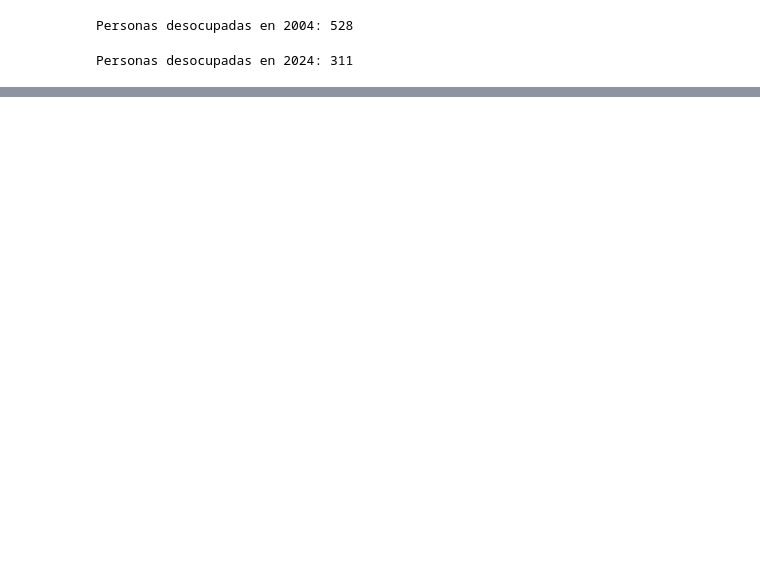
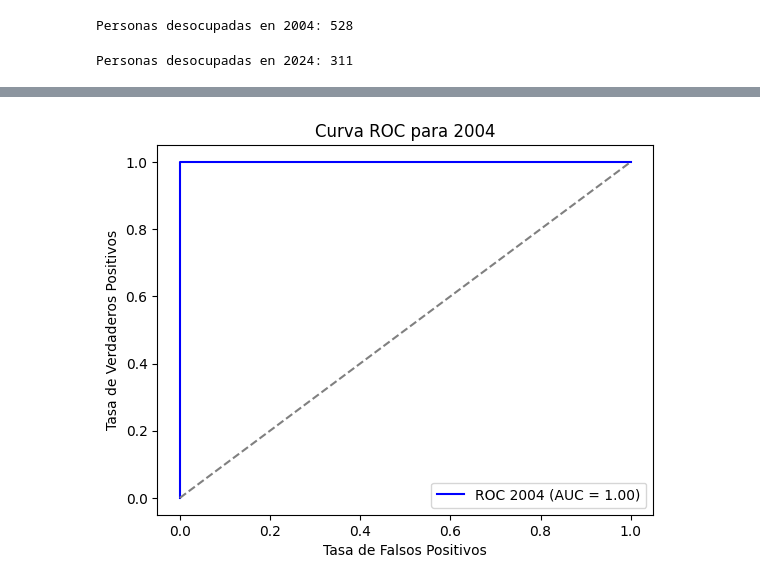
Before and after one commit to Freverendo/CC408-T13, a Jupyter notebook: TP3/TP3respuestas.ipynb, the cells around one changed output, grey strips where cells are left out. Saved outputs shown, nothing was run; the diff lists cells and outputs as text; code cells hidden in the pictures; blank space fills up the shorter version.

```diff
--- a/TP3/TP3respuestas.ipynb
+++ b/TP3/TP3respuestas.ipynb
@@ -562,0 +510,19 @@ respondieron_2024
+# %%
+# Hacemos que la columna 'CH06' sea numérica
+respondieron.loc[:, 'CH06'] = pd.to_numeric(respondieron['CH06'], errors='coerce')
+
+# Calculamos la mediana de la edad por nivel educativo
+mediana_edad_por_nivel = respondieron.groupby('NIVEL_ED')['CH06'].median()
+
+# Definimos una función para rellenar NaN basándose en el nivel educativo
+def rellenar_nan_edad(row):
+    if pd.isna(row['CH06']): # Si 'CH06' es NaN, devolver la mediana correspondiente del nivel educativo
+        return mediana_edad_por_nivel.get(row['NIVEL_ED'], row['CH06'])
+    return row['CH06']
+
+# Aplicamps la función para rellenar los NaN en 'CH06'
+respondieron.loc[:, 'CH06'] = respondieron.apply(rellenar_nan_edad, axis=1)
+
+# Verificamos que ya no quede ningún NaN
+nan_count_after = respondieron['CH06'].isna().sum()
+print(f"Cantidad de NaN en la columna CH06 después del relleno: {nan_count_after}")
@@ -604,0 +666,68 @@ X_test_2024 = pd.concat([pd.Series(1, index=X_test_2024.index, name="Intercepto"
+# %%
+from sklearn.linear_model import LogisticRegression
+from sklearn.metrics import confusion_matrix, roc_curve, auc, accuracy_score
+import matplotlib.pyplot as plt
+
+# Inicializamos el modelo de regresión logística
+logreg = LogisticRegression(max_iter=1000, random_state=101)
+
+# Ajustamos el modelo para 2004
+logreg.fit(X_train_2004, y_train_2004)
+
+# Predecimos y calculamos las métricas para el conjunto de prueba de 2004
+y_pred_2004 = logreg.predict(X_test_2004)
+y_pred_proba_2004 = logreg.predict_proba(X_test_2004)[:, 1]
+
+# Matriz de Confusión
+conf_matrix_2004 = confusion_matrix(y_test_2004, y_pred_2004)
+print("Matriz de Confusión para 2004:\n", conf_matrix_2004)
+
+# Curva ROC y AUC para 2004
+fpr_2004, tpr_2004, _ = roc_curve(y_test_2004, y_pred_proba_2004)
+roc_auc_2004 = auc(fpr_2004, tpr_2004)
+
+# Accuracy para 2004
+accuracy_2004 = accuracy_score(y_test_2004, y_pred_2004)
+print(f"Accuracy para 2004: {accuracy_2004:.2f}")
+print(f"AUC para 2004: {roc_auc_2004:.2f}")
+
+# Graficamos la curva ROC para 2004
+plt.figure()
+plt.plot(fpr_2004, tpr_2004, color='blue', label=f'ROC 2004 (AUC = {roc_auc_2004:.2f})')
+plt.plot([0, 1], [0, 1], color='gray', linestyle='--')
+plt.xlabel('Tasa de Falsos Positivos')
+plt.ylabel('Tasa de Verdaderos Positivos')
+plt.title('Curva ROC para 2004')
+plt.legend(loc="lower right")
+plt.show()
+
+# Repetimos lo mismo para 2024
+logreg.fit(X_train_2024, y_train_2024)
+
+# Predicciones para 2024
+y_pred_2024 = logreg.predict(X_test_2024)
+y_pred_proba_2024 = logreg.predict_proba(X_test_2024)[:, 1]
+
+# Matriz de Confusión
+conf_matrix_2024 = confusion_matrix(y_test_2024, y_pred_2024)
+print("Matriz de Confusión para 2024:\n", conf_matrix_2024)
+
+# Curva ROC y AUC para 2024
+fpr_2024, tpr_2024, _ = roc_curve(y_test_2024, y_pred_proba_2024)
+roc_auc_2024 = auc(fpr_2024, tpr_2024)
+
+# Accuracy para 2024
+accuracy_2024 = accuracy_score(y_test_2024, y_pred_2024)
+print(f"Accuracy para 2024: {accuracy_2024:.2f}")
+print(f"AUC para 2024: {roc_auc_2024:.2f}")
+
+# Graficamos la curva ROC para 2024
+plt.figure()
+plt.plot(fpr_2024, tpr_2024, color='green', label=f'ROC 2024 (AUC = {roc_auc_2024:.2f})')
+plt.plot([0, 1], [0, 1], color='gray', linestyle='--')
+plt.xlabel('Tasa de Falsos Positivos')
+plt.ylabel('Tasa de Verdaderos Positivos')
+plt.title('Curva ROC para 2024')
+plt.legend(loc="lower right")
+plt.show()
+# %% [output]
@@ -604,0 +739 @@ X_test_2024 = pd.concat([pd.Series(1, index=X_test_2024.index, name="Intercepto"
+[figure, added]
```
Also changed, not shown: parts of 56 cells of this notebook.
